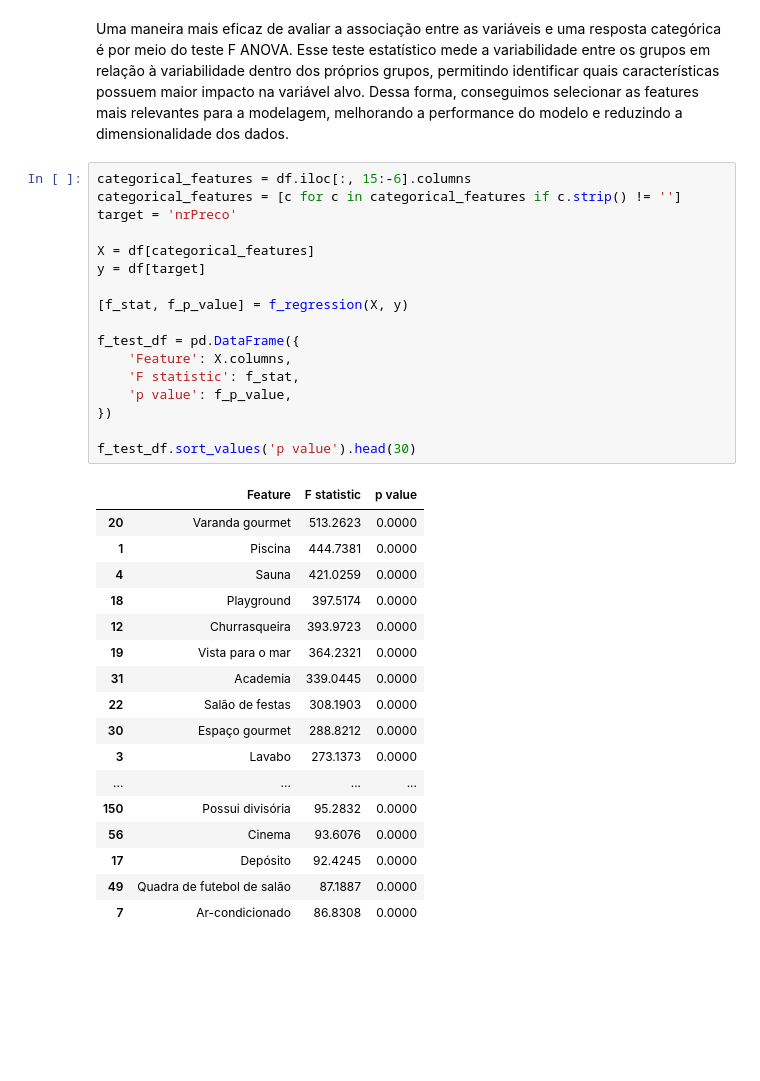
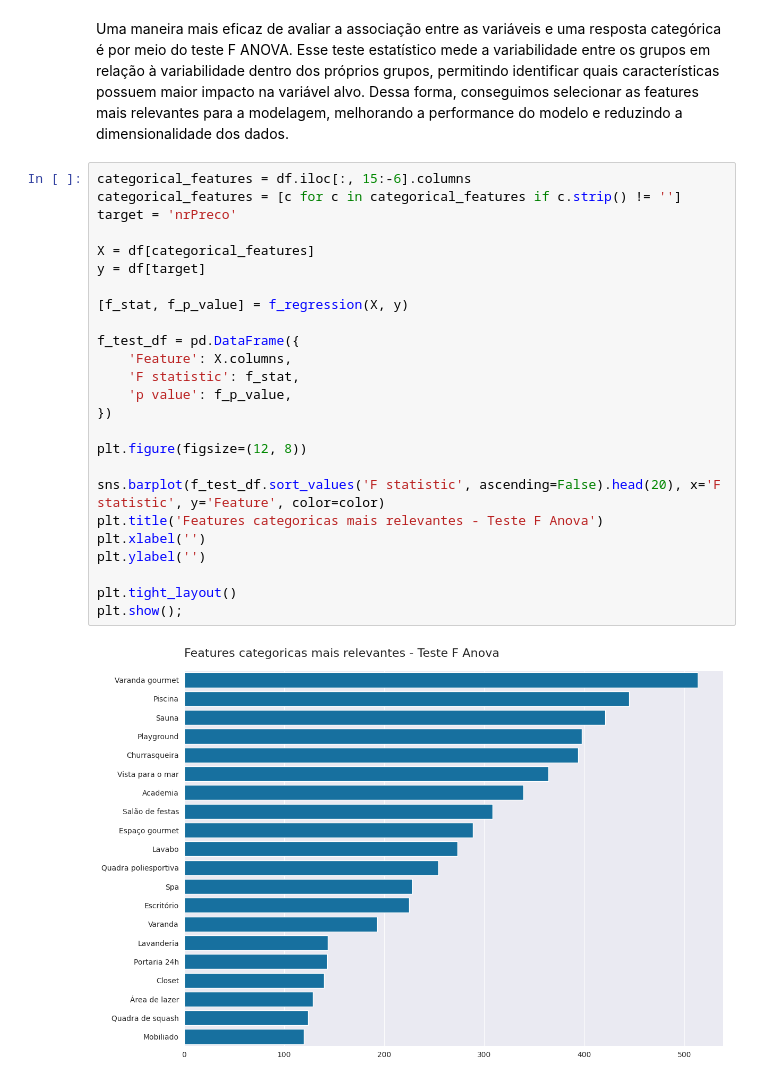
Before and after one commit to Mathsnts18/SantosApartmentPricing, a Jupyter notebook: notebooks/eda.ipynb, the cells around one changed output. Saved outputs shown, nothing was run; the diff lists cells and outputs as text; blank space fills up the shorter version.

```diff
--- a/notebooks/eda.ipynb
+++ b/notebooks/eda.ipynb
@@ -616,35 +617,27 @@ Uma maneira mais eficaz de avaliar a associação entre as variáveis e uma resp
 # %%
 categorical_features = df.iloc[:, 15:-6].columns
 categorical_features = [c for c in categorical_features if c.strip() != '']
 target = 'nrPreco'
 
 X = df[categorical_features]
 y = df[target]
 
 [f_stat, f_p_value] = f_regression(X, y)
 
 f_test_df = pd.DataFrame({
     'Feature': X.columns,
     'F statistic': f_stat,
     'p value': f_p_value,
 })
 
-f_test_df.sort_values('p value').head(30)
+plt.figure(figsize=(12, 8))
+
+sns.barplot(f_test_df.sort_values('F statistic', ascending=False).head(20), x='F statistic', y='Feature', color=color)
+plt.title('Features categoricas mais relevantes - Teste F Anova')
+plt.xlabel('')
+plt.ylabel('')
+
+plt.tight_layout()
+plt.show();
 # %% [output]
-|  | Feature | F statistic | p value |
-| 20 | Varanda gourmet | 513.2623 | 0.0000 |
-| 1 | Piscina | 444.7381 | 0.0000 |
-| 4 | Sauna | 421.0259 | 0.0000 |
-| 18 | Playground | 397.5174 | 0.0000 |
-| 12 | Churrasqueira | 393.9723 | 0.0000 |
-| 19 | Vista para o mar | 364.2321 | 0.0000 |
-| 31 | Academia | 339.0445 | 0.0000 |
-| 22 | Salão de festas | 308.1903 | 0.0000 |
-| 30 | Espaço gourmet | 288.8212 | 0.0000 |
-| 3 | Lavabo | 273.1373 | 0.0000 |
-| ... | ... | ... | ... |
-| 150 | Possui divisória | 95.2832 | 0.0000 |
-| 56 | Cinema | 93.6076 | 0.0000 |
-| 17 | Depósito | 92.4245 | 0.0000 |
-| 49 | Quadra de futebol de salão | 87.1887 | 0.0000 |
-| 7 | Ar-condicionado | 86.8308 | 0.0000 |
+[figure, added]
```
Also changed, not shown: parts of 1 cell of this notebook.
